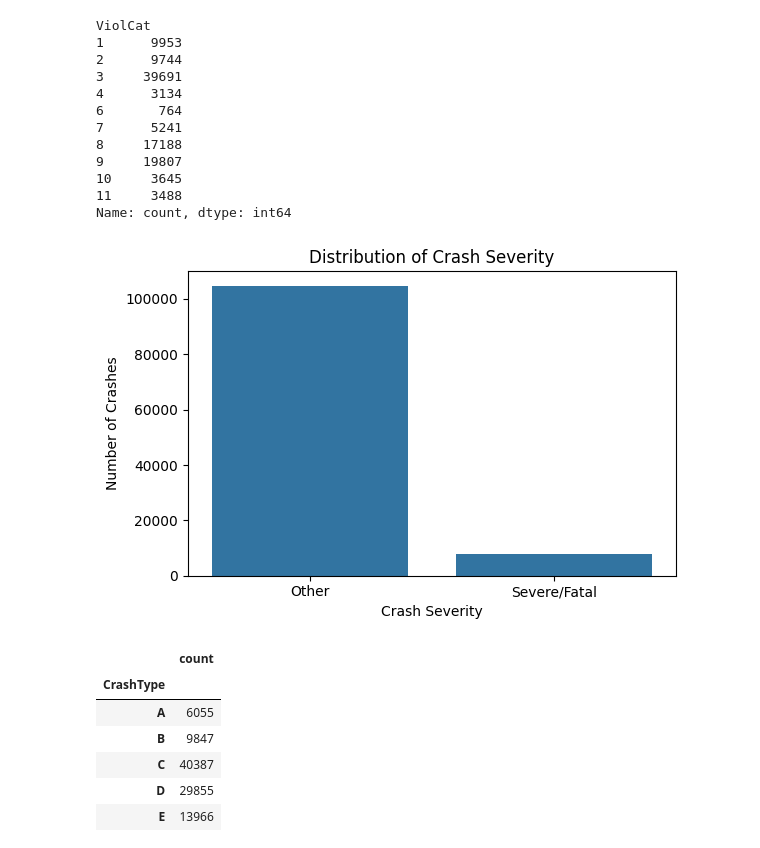
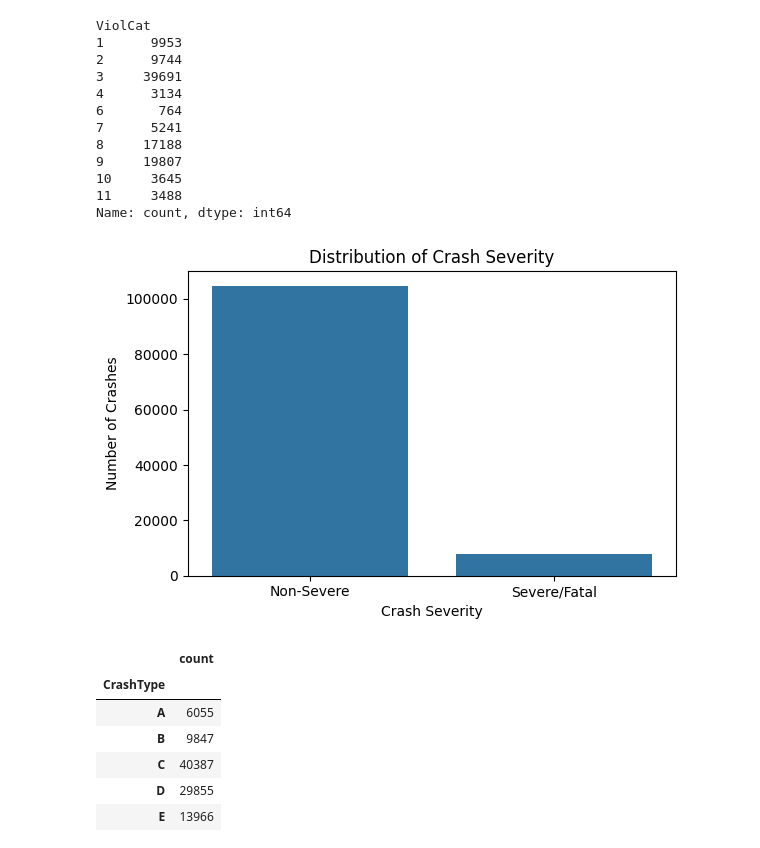
Before and after one commit to debraluna/DebraLuna_DTSC3020_Summer2026, a Jupyter notebook: ADTA4230_FINAL_PROJECT_CAR_CRASH.ipynb, the cells around one changed output. Saved outputs shown, nothing was run; the diff lists cells and outputs as text; code cells hidden in the pictures.

```diff
--- a/ADTA4230_FINAL_PROJECT_CAR_CRASH.ipynb
+++ b/ADTA4230_FINAL_PROJECT_CAR_CRASH.ipynb
@@ -214,22 +214,22 @@ Name: count, dtype: int64
 # %%
 # EDA
 # Graph 1 - Severity Distribution
 
 plt.figure(figsize=(6,4))
 
 ax = sns.countplot(data=myData, x="Severity")
 
 ax.set_xticks([0, 1])
-ax.set_xticklabels(["Other", "Severe/Fatal"])
+ax.set_xticklabels(["Non-Severe", "Severe/Fatal"])
 
 plt.title("Distribution of Crash Severity")
 plt.xlabel("Crash Severity")
 plt.ylabel("Number of Crashes")
 
 plt.tight_layout()
 plt.show()
 # %% [output]
-[figure, old version]
+[figure, new version]
 # %%
 # the majority of the crashes in the dataset resulted in non-severe outcomes. Approx. 92.97% (93%) of observations belong to the non-severe class, while only 7.03% (7%) resulted in severe/fatal injuries. The class imbalance is important because relying solely on accuracy may overestimate the model performance. Moving forward, we will use additional evaluation metrics such as precision, F1-score, ROC-AUC, and recall to compare the classification models.
 # %%
```
Also changed, not shown: parts of 7 cells of this notebook.
